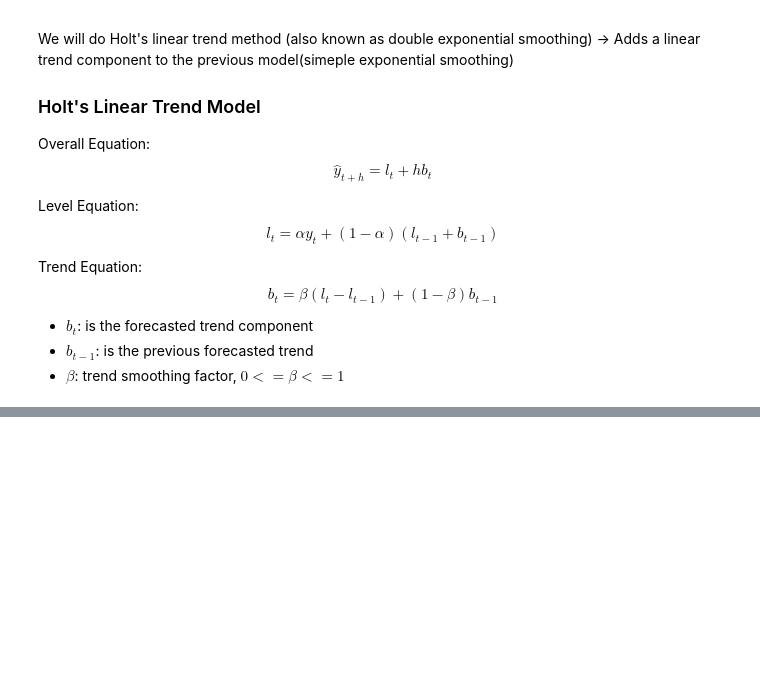
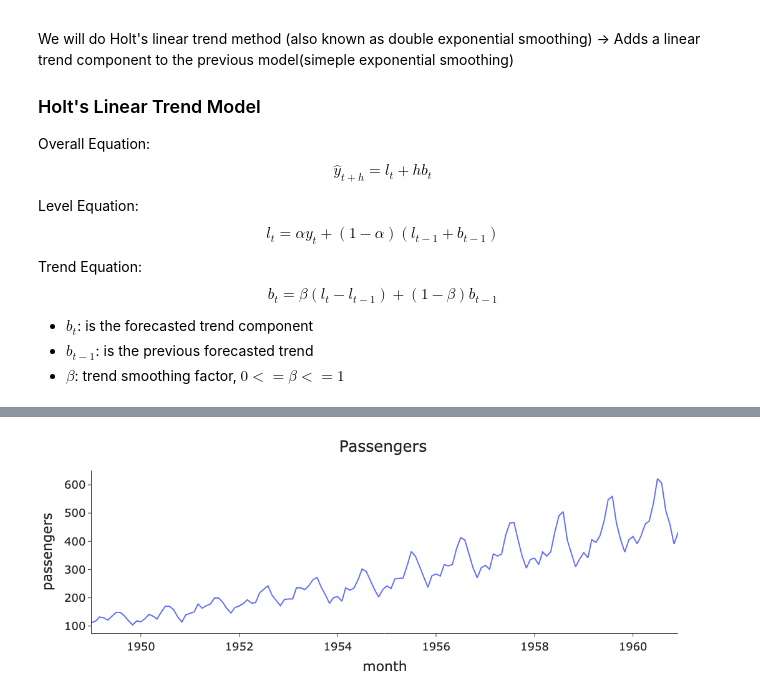
Before and after one commit to jaivrat/time-series, a Jupyter notebook: t-series-python/10-HoltsLinearTrendModel.ipynb, the cells around one changed output, grey strips where cells are left out. Drawn from its saved outputs; the diff is of its cells as text; code cells hidden in the pictures; blank space fills up the shorter version.

```diff
--- a/t-series-python/10-HoltsLinearTrendModel.ipynb
+++ b/t-series-python/10-HoltsLinearTrendModel.ipynb
@@ -35,3 +35,13 @@ $$
 *  $b_t$:  is the forecasted trend component
 *  $b_{t-1}$:  is the previous forecasted trend
 *  $\beta$: trend smoothing factor, $ 0 <= \beta <= 1$
+# %%
+import pandas as pd
+from utils import utils as utils
+from statsmodels.tsa.holtwinters import SimpleExpSmoothing, Holt
+
+# Raw data from somewhere on internet! Thanks selva86!
+data = utils.get_data("airlines")
+# %%
+utils.plotting(title="Passengers", data=data,  x="month", y="passengers", x_label="month", y_label="passengers")
+# %% [output]
@@ -37,0 +49 @@ $$
+[figure, added]
```
Also changed, not shown: parts of 5 cells of this notebook, 2 other files.
